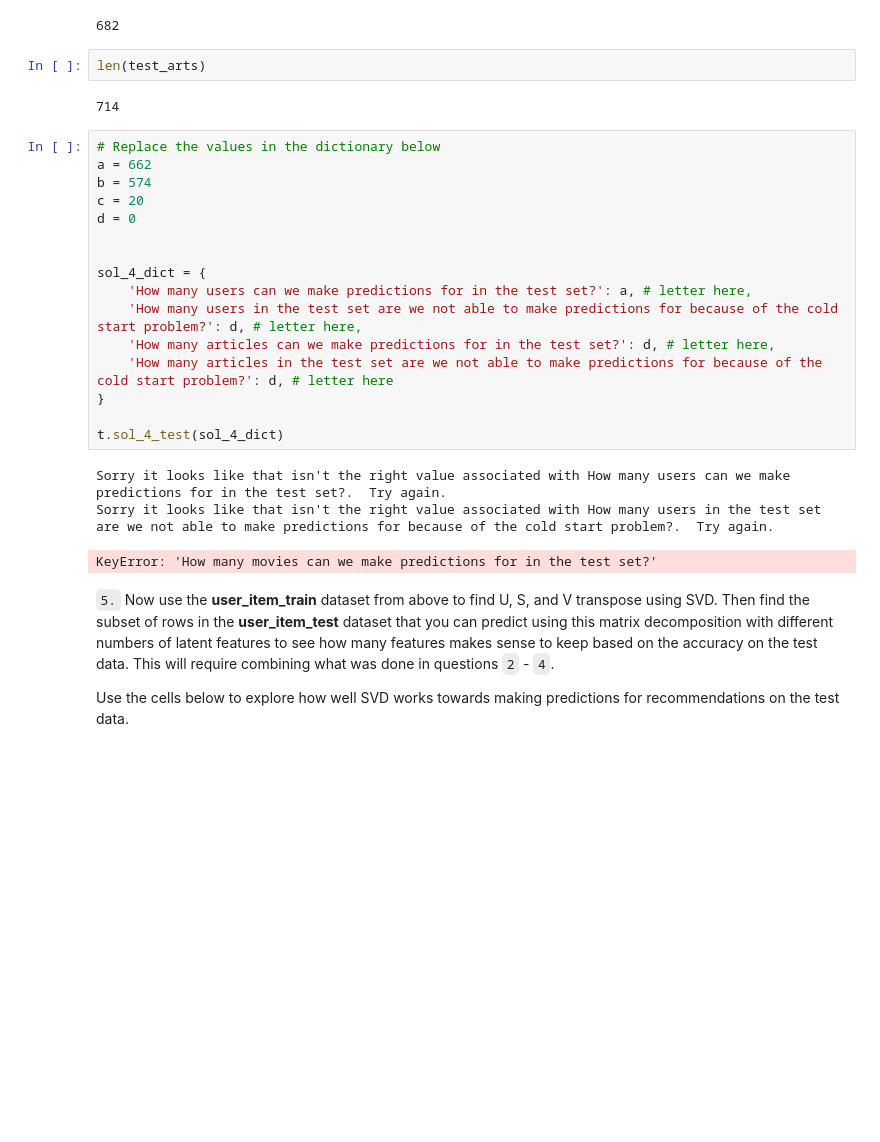
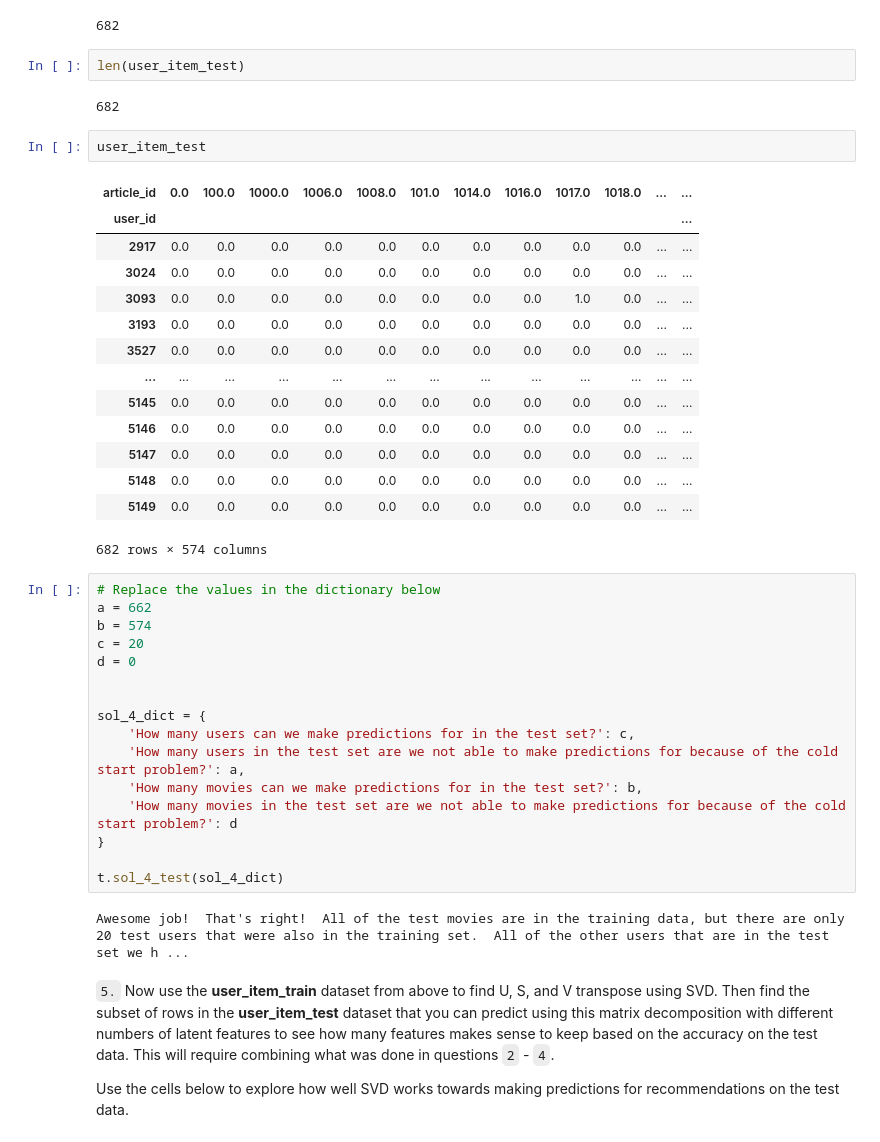
Before and after one commit to cerionXLII/RecommendationsWithIBM, a Jupyter notebook: src/Recommendations_with_IBM.ipynb, the cells around one changed output. Saved outputs shown, nothing was run; the diff lists cells and outputs as text; blank space fills up the shorter version.

```diff
--- a/src/Recommendations_with_IBM.ipynb
+++ b/src/Recommendations_with_IBM.ipynb
@@ -932,9 +924,26 @@ len(test_idx)
 # %% [output]
 682
 # %%
-len(test_arts)
+len(user_item_test)
 # %% [output]
-714
+682
+# %%
+user_item_test
+# %% [output]
+| article_id | 0.0 | 100.0 | 1000.0 | 1006.0 | 1008.0 | 101.0 | 1014.0 | 1016.0 | 1017.0 | 1018.0 | ... | ... |
+| user_id |  |  |  |  |  |  |  |  |  |  |  | ... |
+| 2917 | 0.0 | 0.0 | 0.0 | 0.0 | 0.0 | 0.0 | 0.0 | 0.0 | 0.0 | 0.0 | ... | ... |
+| 3024 | 0.0 | 0.0 | 0.0 | 0.0 | 0.0 | 0.0 | 0.0 | 0.0 | 0.0 | 0.0 | ... | ... |
+| 3093 | 0.0 | 0.0 | 0.0 | 0.0 | 0.0 | 0.0 | 0.0 | 0.0 | 1.0 | 0.0 | ... | ... |
+| 3193 | 0.0 | 0.0 | 0.0 | 0.0 | 0.0 | 0.0 | 0.0 | 0.0 | 0.0 | 0.0 | ... | ... |
+| 3527 | 0.0 | 0.0 | 0.0 | 0.0 | 0.0 | 0.0 | 0.0 | 0.0 | 0.0 | 0.0 | ... | ... |
+| ... | ... | ... | ... | ... | ... | ... | ... | ... | ... | ... | ... | ... |
+| 5145 | 0.0 | 0.0 | 0.0 | 0.0 | 0.0 | 0.0 | 0.0 | 0.0 | 0.0 | 0.0 | ... | ... |
+| 5146 | 0.0 | 0.0 | 0.0 | 0.0 | 0.0 | 0.0 | 0.0 | 0.0 | 0.0 | 0.0 | ... | ... |
+| 5147 | 0.0 | 0.0 | 0.0 | 0.0 | 0.0 | 0.0 | 0.0 | 0.0 | 0.0 | 0.0 | ... | ... |
+| 5148 | 0.0 | 0.0 | 0.0 | 0.0 | 0.0 | 0.0 | 0.0 | 0.0 | 0.0 | 0.0 | ... | ... |
+| 5149 | 0.0 | 0.0 | 0.0 | 0.0 | 0.0 | 0.0 | 0.0 | 0.0 | 0.0 | 0.0 | ... | ... |
+682 rows × 574 columns
 # %%
 # Replace the values in the dictionary below
 a = 662
@@ -944,17 +953,15 @@ d = 0
 
 
 sol_4_dict = {
-    'How many users can we make predictions for in the test set?': a, # letter here,
-    'How many users in the test set are we not able to make predictions for because of the cold start problem?': d, # letter here,
-    'How many articles can we make predictions for in the test set?': d, # letter here,
-    'How many articles in the test set are we not able to make predictions for because of the cold start problem?': d, # letter here
+    'How many users can we make predictions for in the test set?': c,
+    'How many users in the test set are we not able to make predictions for because of the cold start problem?': a,
+    'How many movies can we make predictions for in the test set?': b,
+    'How many movies in the test set are we not able to make predictions for because of the cold start problem?': d
 }
 
 t.sol_4_test(sol_4_dict)
 # %% [output]
-Sorry it looks like that isn't the right value associated with How many users can we make predictions for in the test set?.  Try again.
-Sorry it looks like that isn't the right value associated with How many users in the test set are we not able to make predictions for because of the cold start problem?.  Try again.
+Awesome job!  That's right!  All of the test movies are in the training data, but there are only 20 test users that were also in the training set.  All of the other users that are in the test set we h ...
-KeyError: 'How many movies can we make predictions for in the test set?'
 # %% [markdown]
 `5.` Now use the **user_item_train** dataset from above to find U, S, and V transpose using SVD. Then find the subset of rows in the **user_item_test** dataset that you can predict using this matrix decomposition with different numbers of latent features to see how many features makes sense to keep based on the accuracy on the test data. This will require combining what was done in questions `2` - `4`.
 
```
Also changed, not shown: parts of 23 cells of this notebook, 1 other file.
